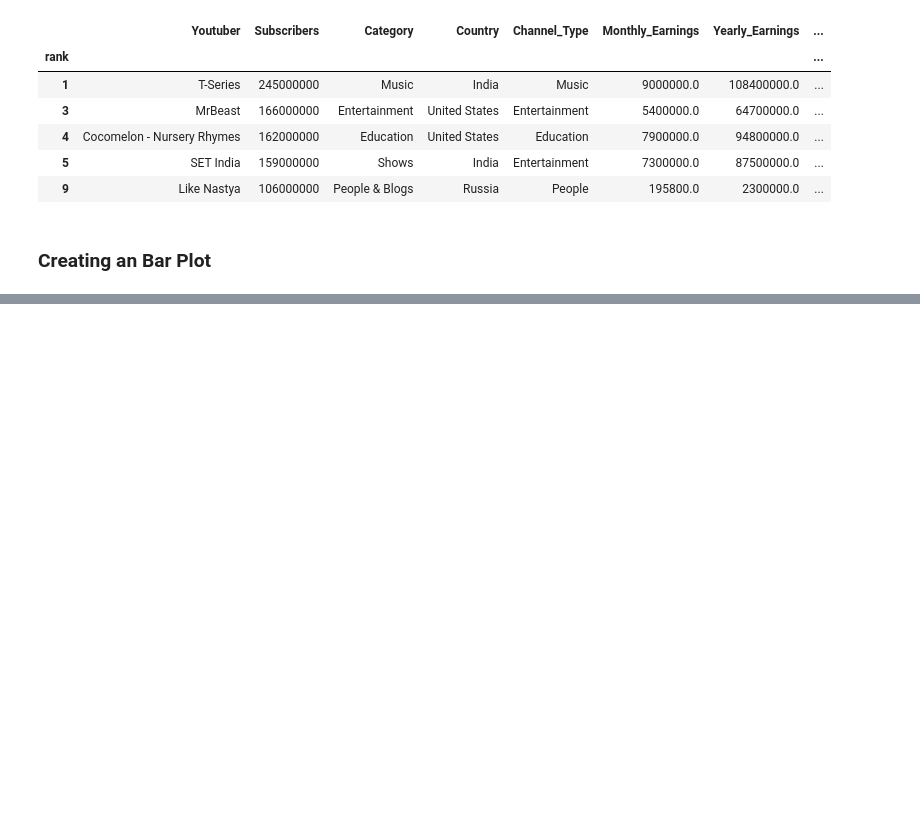
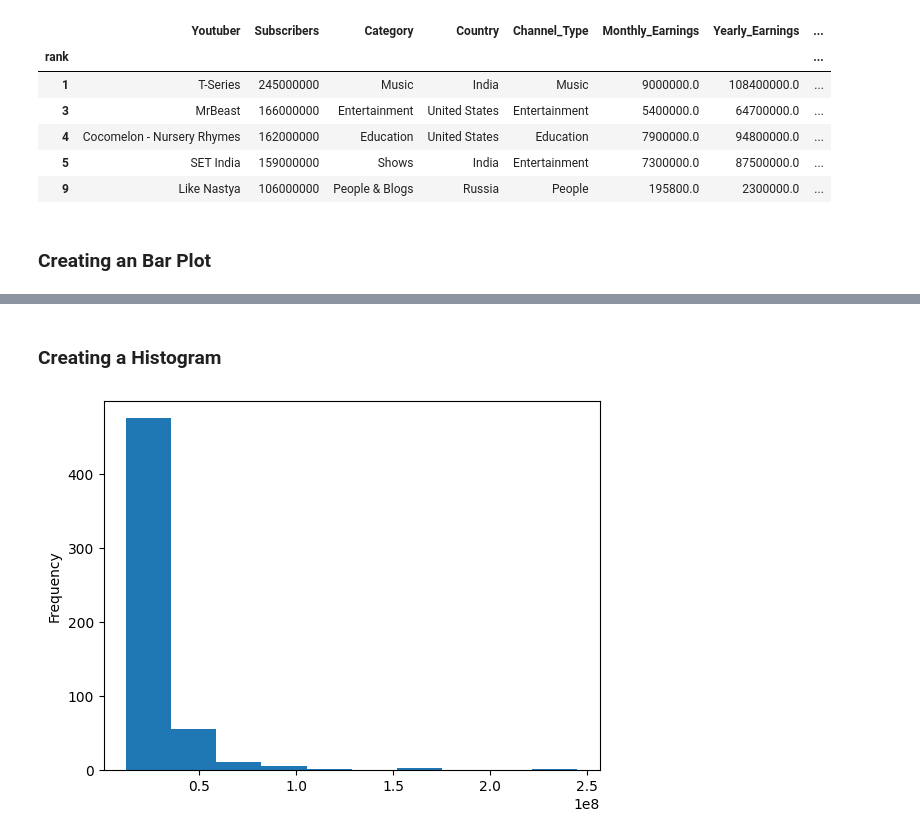
Before and after one commit to Siah2016/Youtube_Statistics, a Jupyter notebook: visualization.ipynb, the cells around one changed output, grey strips where cells are left out. Cells and saved outputs as stored; diff of their text form; code cells hidden in the pictures; blank space fills up the shorter version.

```diff
--- a/visualization.ipynb
+++ b/visualization.ipynb
@@ -43,0 +47,6 @@ plt.title("Youtube Statistic By Category", fontsize= 12);
+# %% [markdown]
+### Creating a Histogram
+# %%
+df["Subscribers"].plot.hist();
+# %% [output]
+[figure, added]
```
Also changed, not shown: parts of 1 cell of this notebook.
